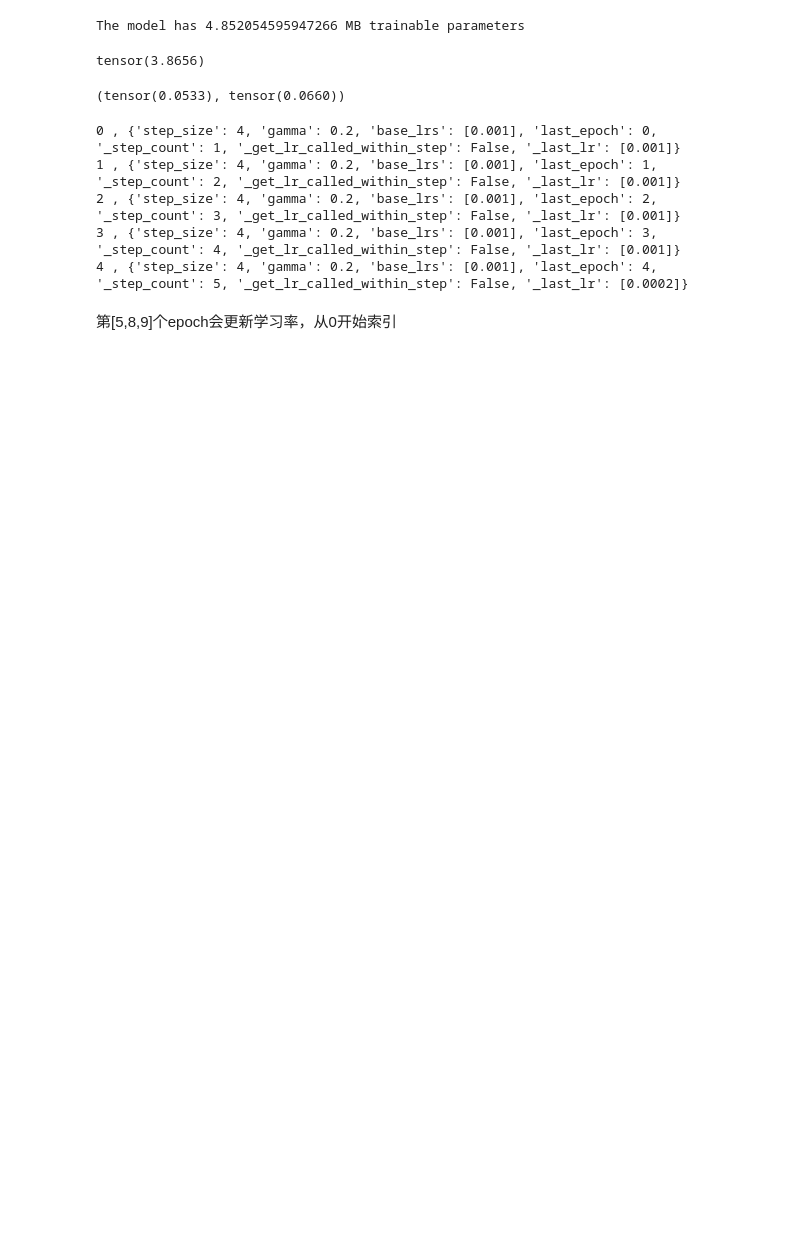
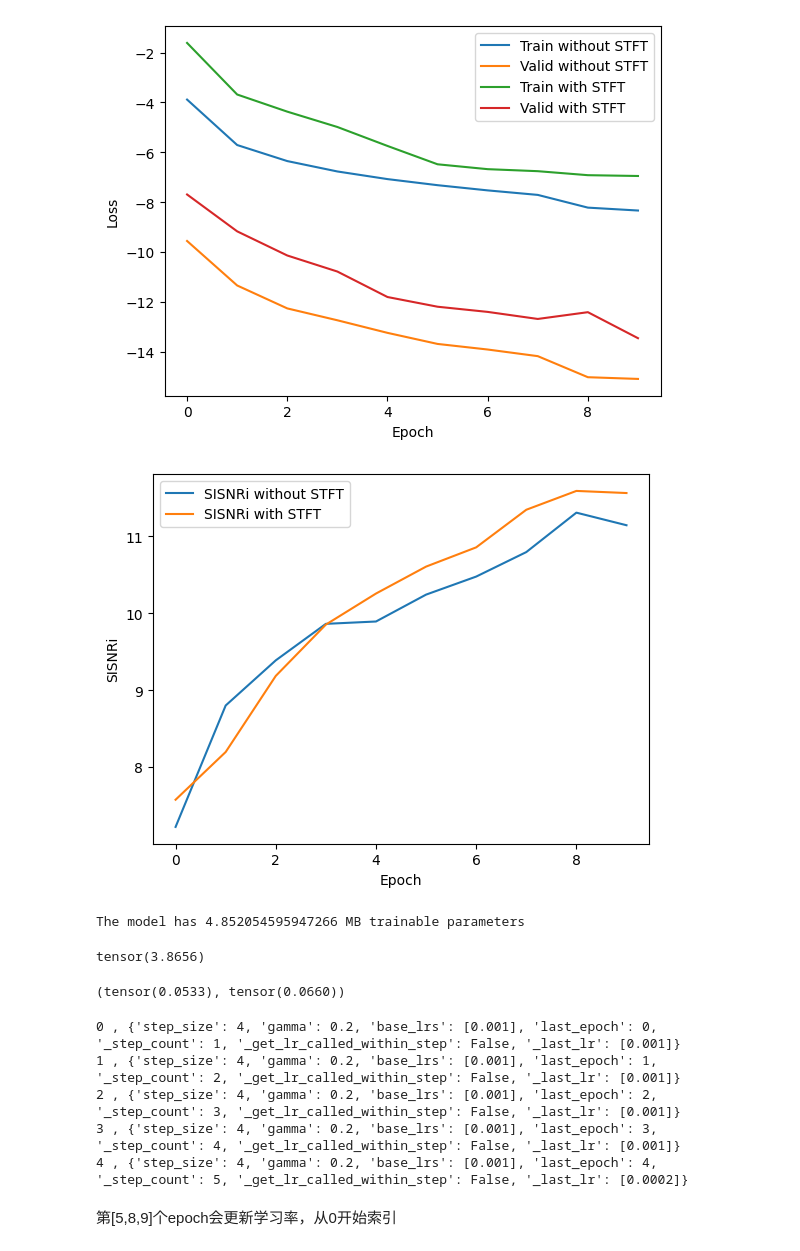
Before and after one commit to CharlesGong12/Voice-Separation, a Jupyter notebook: test.ipynb, the cells around one changed output. Saved outputs shown, nothing was run; the diff lists cells and outputs as text; code cells hidden in the pictures; blank space fills up the shorter version.

```diff
--- a/test.ipynb
+++ b/test.ipynb
@@ -1,3 +1,40 @@
+# %%
+import json
+import matplotlib.pyplot as plt
+
+with open('outputs/exp_/history.json') as f:
+    history = json.load(f)
+
+
+with open('outputs/stft_/history_stft.json') as f:
+    history_stft = json.load(f)
+
+train = [d['train'] for d in history]
+valid = [d['valid'] for d in history]
+trian_stft = [d['train'] for d in history_stft]
+valid_stft = [d['valid'] for d in history_stft]
+
+
+plt.plot(train, label='Train loss without STFT')
+plt.plot(valid, label='Valid loss without STFT')
+plt.plot(trian_stft, label='Train loss with STFT')
+plt.plot(valid_stft, label='Valid loss with STFT')
+plt.legend()
+plt.xlabel('Epoch')
+plt.ylabel('Loss')
+plt.show()
+
+sisnr = [d['sisnr'] for d in history]
+sisnr_stft = [d['sisnr'] for d in history_stft]
+plt.plot(sisnr, label='SISNRi without STFT')
+plt.plot(sisnr_stft, label='SISNRi with STFT')
+plt.legend()
+plt.xlabel('Epoch')
+plt.ylabel('SISNRi')
+plt.show()
+# %% [output]
+[figure, added]
+[figure, added]
 # %%
 from svoice.models.swave import SWave
 # calculate number of parameters
```
Also changed, not shown: 35 other files.
